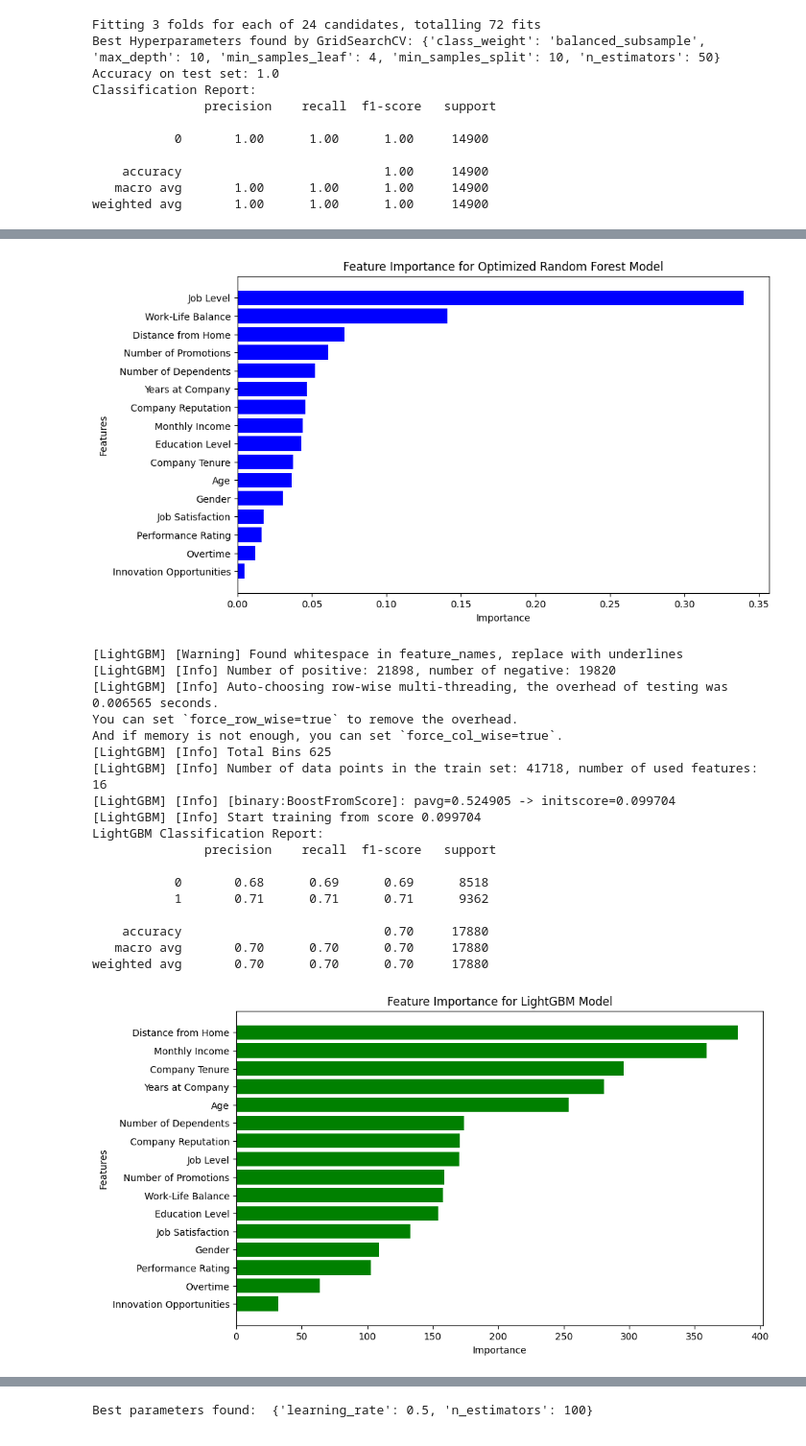
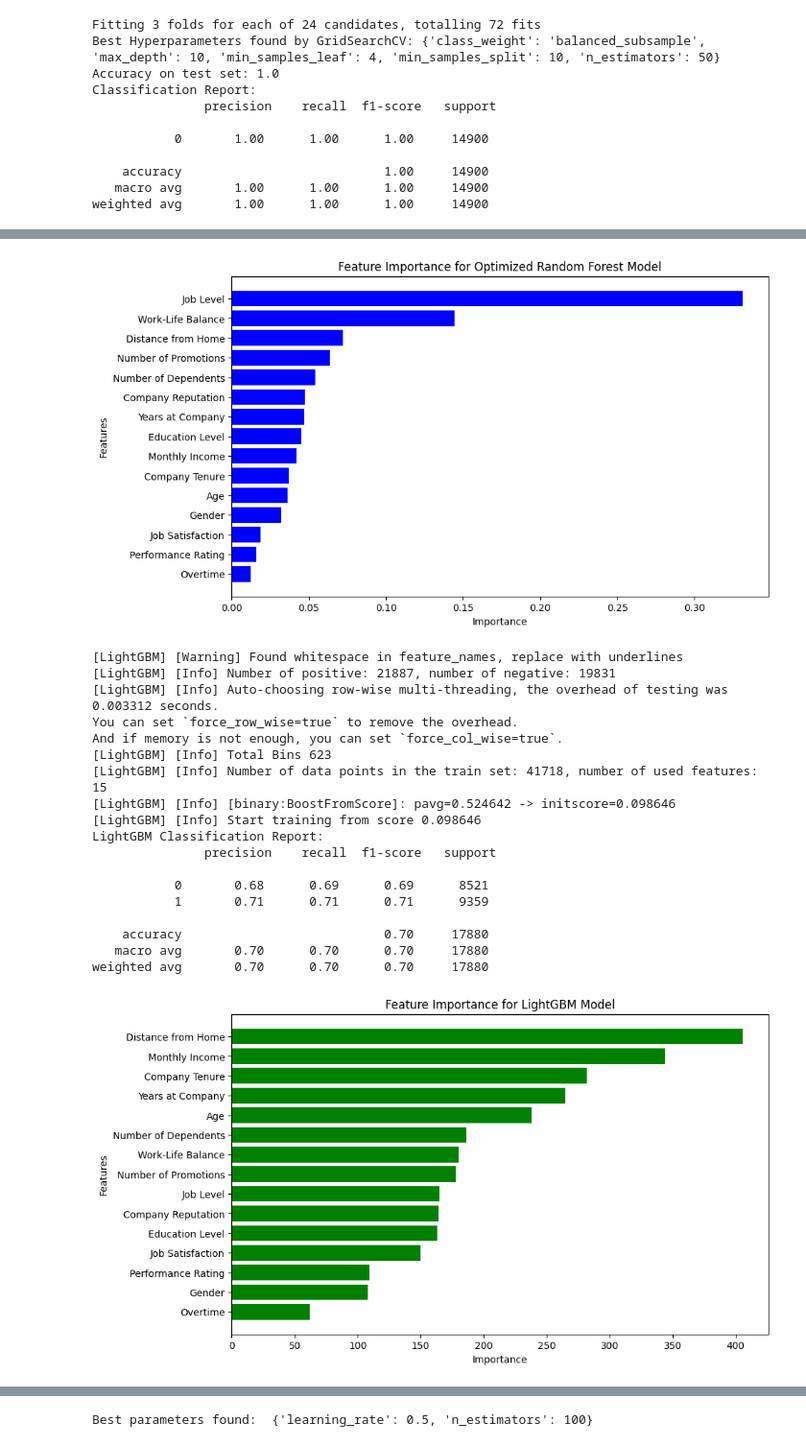
Before and after one commit to hansi-2000/HR-Project_ML, a Jupyter notebook: EMP_Attrition_rate.ipynb, the cells around one changed output, grey strips where cells are left out. Shown at 96% size. Cells and saved outputs as stored; diff of their text form; code cells hidden in the pictures.

```diff
--- a/EMP_Attrition_rate.ipynb
+++ b/EMP_Attrition_rate.ipynb
@@ -146,11 +146,11 @@ plt.show()
 import pandas as pd
 
 # Train dataset
-train_url = 'https://drive.google.com/uc?export=download&id=1arzP2ZpZczWWaFjCd9D51b05dJTo7w8z'
+train_url = 'https://drive.google.com/uc?export=download&id=1IIJ2CtGea8zccK0nJxVhbrXJgx3UdCA1'
 train = pd.read_csv(train_url)
 
 # Test dataset
-test_url = 'https://drive.google.com/uc?export=download&id=1pq5RVhrVYH8f2qXJRgfLpLzio026OvZM'
+test_url = 'https://drive.google.com/uc?export=download&id=1bXVZqMffCWcBUqXgrQbeGulYObj126nH'
 test = pd.read_csv(test_url)
 # %%
 # emp_data.head()
@@ -163,6 +163,8 @@ ordinal_mappings = {
     'Performance Rating': {'Low': 1, 'Below Average': 2, 'Average': 3, 'High': 4},
     'Education Level': {'High School': 1, 'Associate Degree': 2, 'Bachelor’s Degree': 3, 'Master’s Degree': 4, 'PhD': 5},
     'Job Level': {'Entry': 1, 'Mid': 2, 'Senior': 3},
+    'Company Reputation': {'Very Poor': 0, 'Poor': 1, 'Good': 2, 'Excellent': 3},
+    'Employee Recognition': {'Very Low': 0, 'Low': 1, 'Medium': 2, 'High': 3}
 }
 
 for col, mapping in ordinal_mappings.items():
@@ -170,16 +172,22 @@ for col, mapping in ordinal_mappings.items():
     test[col] = test[col].map(mapping)
 # %%
 # print("Unique values in Gender column:", emp_data['Gender'].unique())
-binary_columns = ['Innovation Opportunities', 'Overtime', 'Gender', 'Attrition']
+binary_columns = ['Innovation Opportunities', 'Overtime', 'Attrition', 'Remote Work', 'Leadership Opportunities']
 
-binary_mapping = {'No': 0, 'Yes': 1, 'Male': 0, 'Female': 1, 'Stayed':1, 'Left':0}
+binary_mapping = {'No': 0, 'Yes': 1, 'Stayed':1, 'Left':0}
 
 for col in binary_columns:
     train[col] = train[col].map(binary_mapping)
     test[col] = test[col].map(binary_mapping)
 
-train_df = train.drop(columns=['Job Role', 'Marital Status'])
-test_df = test.drop(columns=['Job Role', 'Marital Status'])
+tran_1 = train.copy()
+test_1 = test.copy()
+
+train_df = train.drop(columns=['Job Role', 'Marital Status','Gender'])
+test_df = test.drop(columns=['Job Role', 'Marital Status','Gender'])
+
+train = train.drop(columns=['Job Role', 'Marital Status','Gender'])
+test = test.drop(columns=['Job Role', 'Marital Status','Gender'])
 
 train_df.head(10)
 # %% [output]
@@ -210,6 +218,9 @@ import pandas as pd
 from sklearn.model_selection import train_test_split, GridSearchCV
 from sklearn.ensemble import RandomForestClassifier
 from sklearn.metrics import classification_report, accuracy_score
+
+train = train.sample(frac=1, random_state=42).reset_index(drop=True)
+test = test.sample(frac=1, random_state=42).reset_index(drop=True)
 
 # Step 2: Separate features and target variable for training
 X_train = train_df.drop(columns=['Attrition'])  # Assuming 'Attrition' is the target column
@@ -399,7 +526,8 @@ import numpy as np
 import matplotlib.pyplot as plt
 
 # Data preparation
-#train = train.drop(columns=['Job Role', 'Marital Status', 'Employee ID'])
+train = train.drop(columns=['Job Role', 'Marital Status','Employee ID','Innovation Opportunities'])
+test = test.drop(columns=['Job Role', 'Marital Status','Employee ID','Innovation Opportunities'])
 X = train.drop(columns=['Attrition'])
 y = train['Attrition']
 
@@ -464,27 +592,27 @@ Random Forest Classification Report:
 
     accuracy                           0.70     17880
    macro avg       0.70      0.70      0.70     17880
 weighted avg       0.70      0.70      0.70     17880
-[figure, old version]
+[figure, new version]
 [LightGBM] [Warning] Found whitespace in feature_names, replace with underlines
-[LightGBM] [Info] Number of positive: 21898, number of negative: 19820
-[LightGBM] [Info] Auto-choosing row-wise multi-threading, the overhead of testing was 0.006565 seconds.
+[LightGBM] [Info] Number of positive: 21887, number of negative: 19831
+[LightGBM] [Info] Auto-choosing row-wise multi-threading, the overhead of testing was 0.003312 seconds.
 You can set `force_row_wise=true` to remove the overhead.
 And if memory is not enough, you can set `force_col_wise=true`.
-[LightGBM] [Info] Total Bins 625
-[LightGBM] [Info] Number of data points in the train set: 41718, number of used features: 16
-[LightGBM] [Info] [binary:BoostFromScore]: pavg=0.524905 -> initscore=0.099704
-[LightGBM] [Info] Start training from score 0.099704
+[LightGBM] [Info] Total Bins 623
+[LightGBM] [Info] Number of data points in the train set: 41718, number of used features: 15
+[LightGBM] [Info] [binary:BoostFromScore]: pavg=0.524642 -> initscore=0.098646
+[LightGBM] [Info] Start training from score 0.098646
 LightGBM Classification Report:
                precision    recall  f1-score   support
 
-           0       0.68      0.69      0.69      8518
-           1       0.71      0.71      0.71      9362
+           0       0.68      0.69      0.69      8521
+           1       0.71      0.71      0.71      9359
 
     accuracy                           0.70     17880
    macro avg       0.70      0.70      0.70     17880
 weighted avg       0.70      0.70      0.70     17880
-[figure, old version]
+[figure, new version]
 # %%
 !pip install shap
 
```
Also changed, not shown: parts of 13 cells of this notebook.
